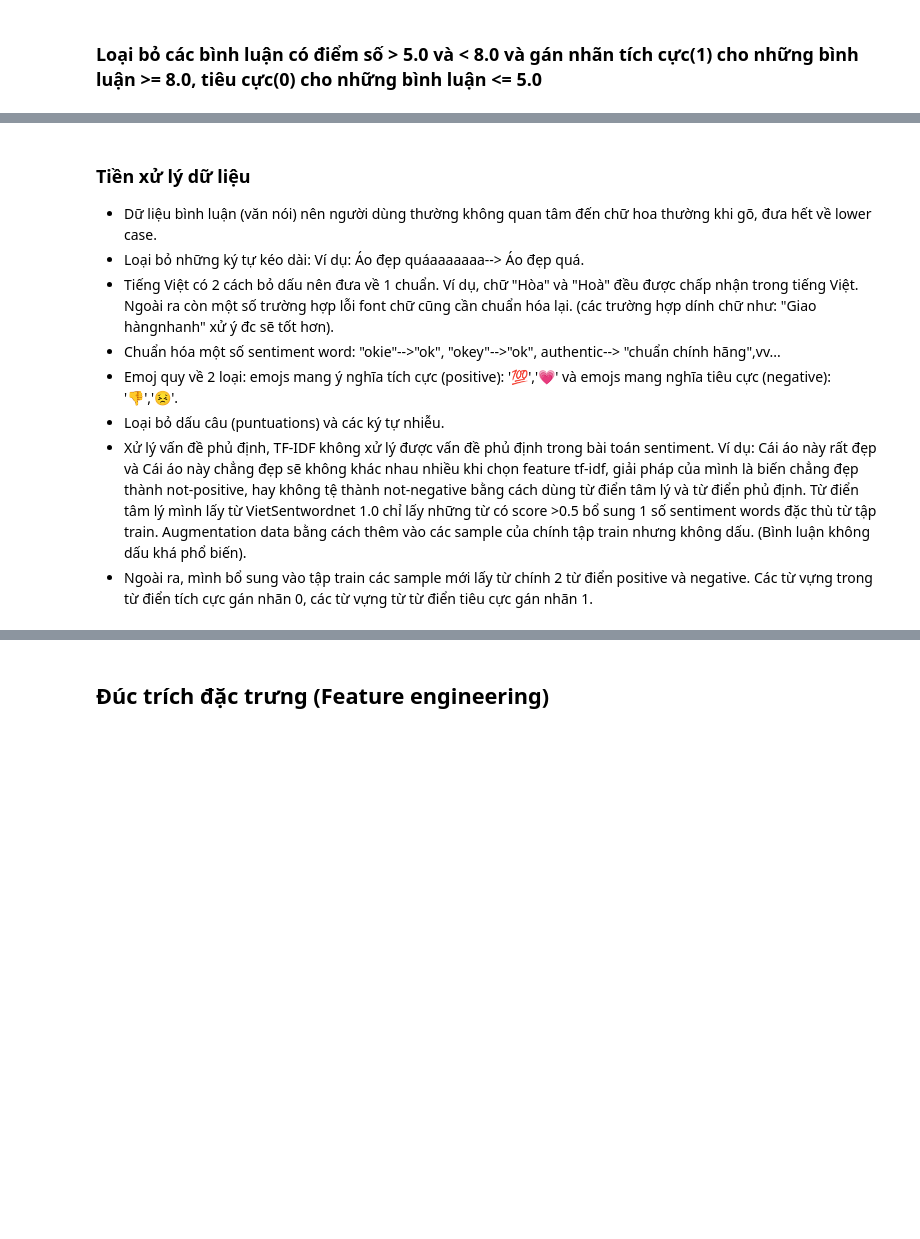
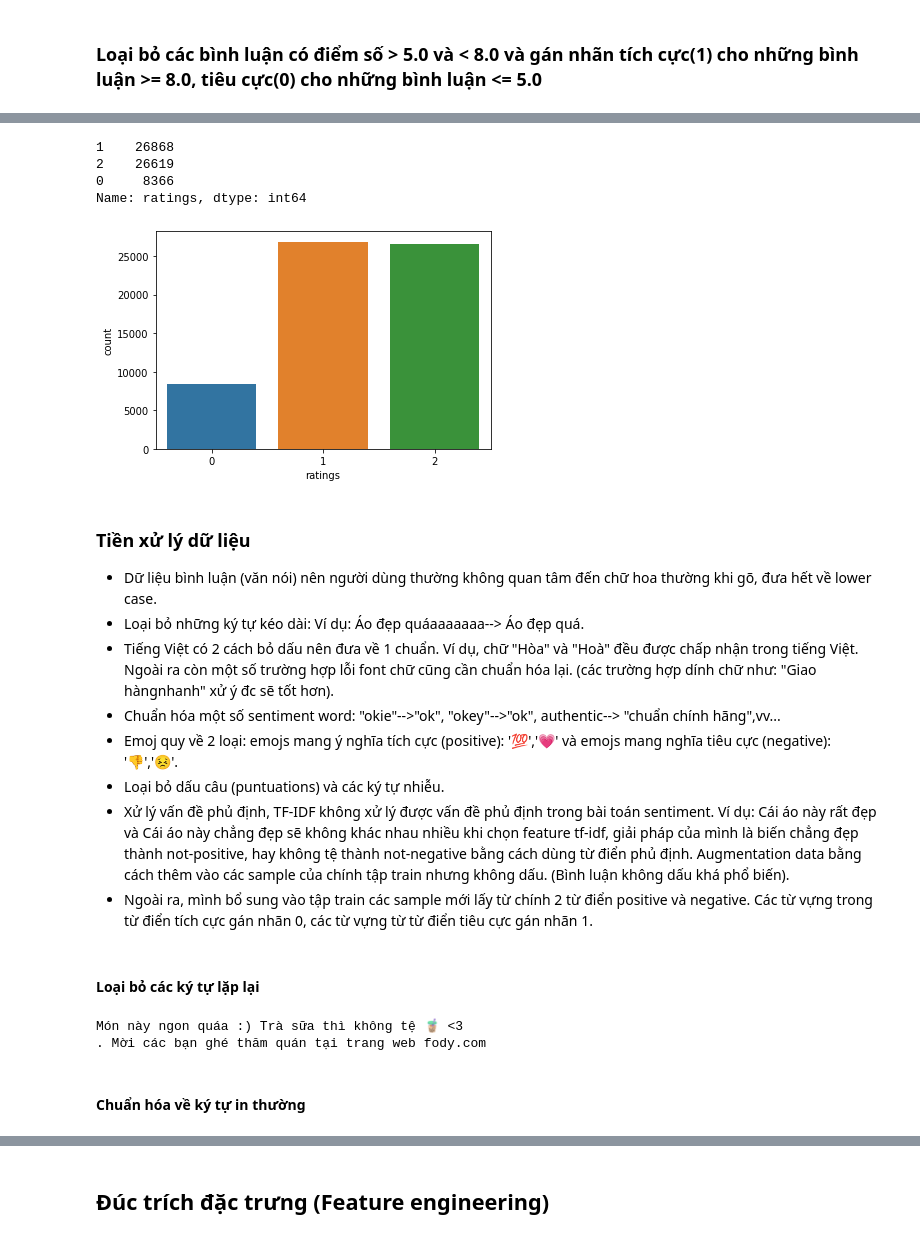
Before and after one commit to DatDoc/CS114.K21.KHTN, a Jupyter notebook: sentiment_analysis/sentiment_analysis.ipynb, the cells around one changed output, grey strips where cells are left out. Saved outputs shown, nothing was run; the diff lists cells and outputs as text; code cells hidden in the pictures; blank space fills up the shorter version.

```diff
--- a/sentiment_analysis/sentiment_analysis.ipynb
+++ b/sentiment_analysis/sentiment_analysis.ipynb
@@ -201,3 +155,12 @@ print(df)
+# %%
+sns.countplot(x='ratings', data=df)
+print(df['ratings'].value_counts())
+# %% [output]
+1    26868
+2    26619
+0     8366
+Name: ratings, dtype: int64
+[figure, added]
 # %% [markdown]
 ### Tiền xử lý dữ liệu
 
@@ -208,6 +171,8 @@ tâm đến chữ hoa thường khi gõ, đưa hết về lower case.
 * Chuẩn hóa một số sentiment word: "okie"-->"ok", "okey"-->"ok", authentic--> "chuẩn chính hãng",vv...
 * Emoj quy về 2 loại: emojs mang ý nghĩa tích cực (positive): '💯','💗' và emojs mang nghĩa tiêu cực (negative): '👎','😣'.
 * Loại bỏ dấu câu (puntuations) và các ký tự nhiễu.
-* Xử lý vấn đề phủ định, TF-IDF không xử lý được vấn đề phủ định trong bài toán sentiment. Ví dụ: Cái áo này rất đẹp và Cái áo này chẳng đẹp sẽ không khác nhau nhiều khi chọn feature tf-idf, giải pháp của mình là biến chẳng đẹp thành not-positive, hay không tệ thành not-negative bằng cách dùng từ điển tâm lý và từ điển phủ định. Từ điển tâm lý mình lấy từ VietSentwordnet 1.0 chỉ lấy những từ có score >0.5 bổ sung 1 số sentiment words đặc thù từ tập train.
+* Xử lý vấn đề phủ định, TF-IDF không xử lý được vấn đề phủ định trong bài toán sentiment. Ví dụ: Cái áo này rất đẹp và Cái áo này chẳng đẹp sẽ không khác nhau nhiều khi chọn feature tf-idf, giải pháp của mình là biến chẳng đẹp thành not-positive, hay không tệ thành not-negative bằng cách dùng từ điển phủ định.
 Augmentation data bằng cách thêm vào các sample của chính tập train nhưng không dấu. (Bình luận không dấu khá phổ biến).
 * Ngoài ra, mình bổ sung vào tập train các sample mới lấy từ chính 2 từ điển positive và negative. Các từ vựng trong từ điển tích cực gán nhãn 0, các từ vựng từ từ điển tiêu cực gán nhãn 1.
+# %% [markdown]
+#### Loại bỏ các ký tự lặp lại
@@ -213,0 +183,9 @@ Augmentation data bằng cách thêm vào các sample của chính tập train n
+# %%
+input = "Món này ngon quáaaaaaaaa :)) Trà sữa thì không tệ 🧋 <3 \n. Mời các bạn ghé thăm quán tại trang web foody.com"
+input = remove_repeat_char(input)
+print(input)
+# %% [output]
+Món này ngon quáa :) Trà sữa thì không tệ 🧋 <3
+. Mời các bạn ghé thăm quán tại trang web fody.com
+# %% [markdown]
+#### Chuẩn hóa về ký tự in thường
```
Also changed, not shown: parts of 50 cells of this notebook.
